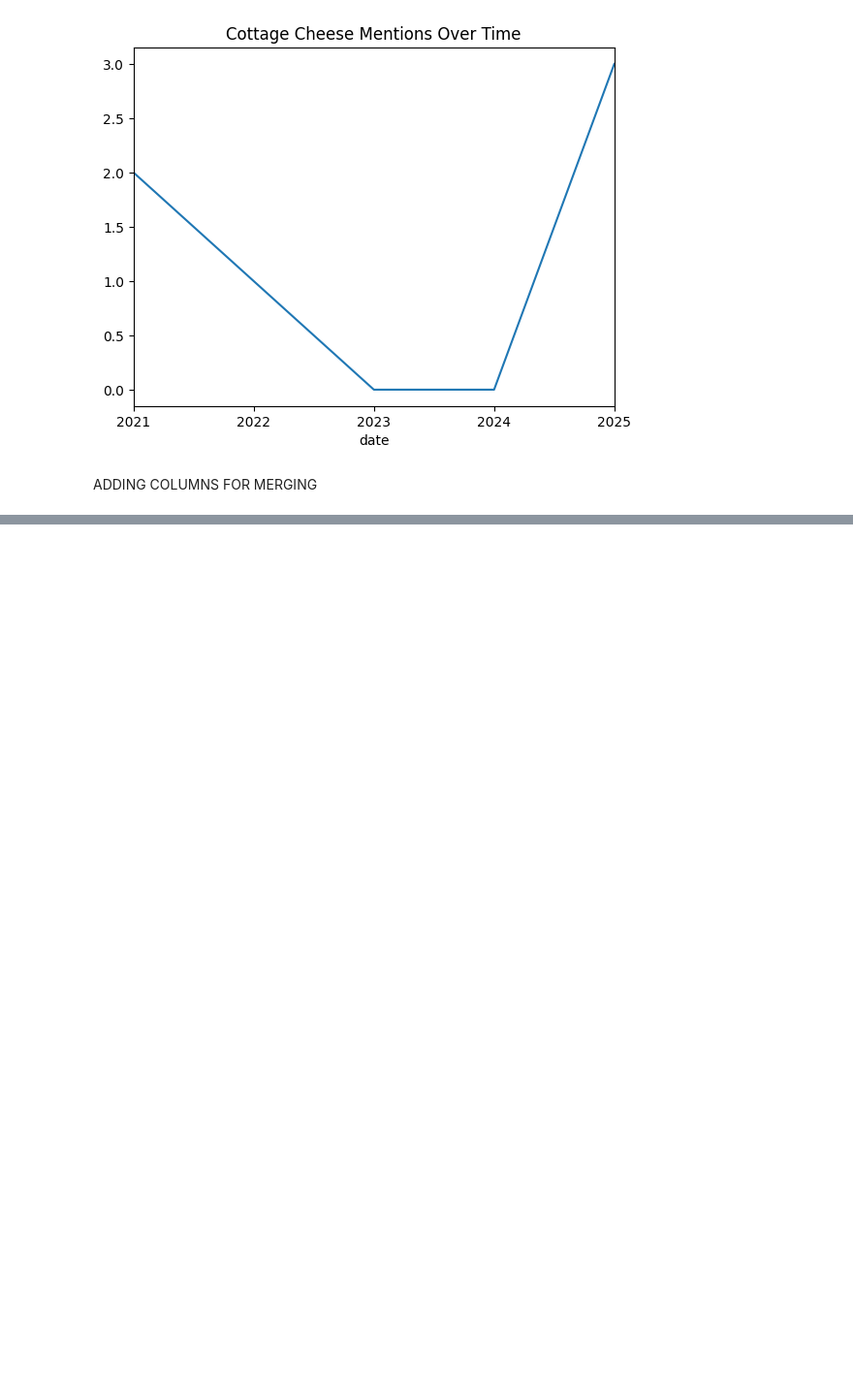
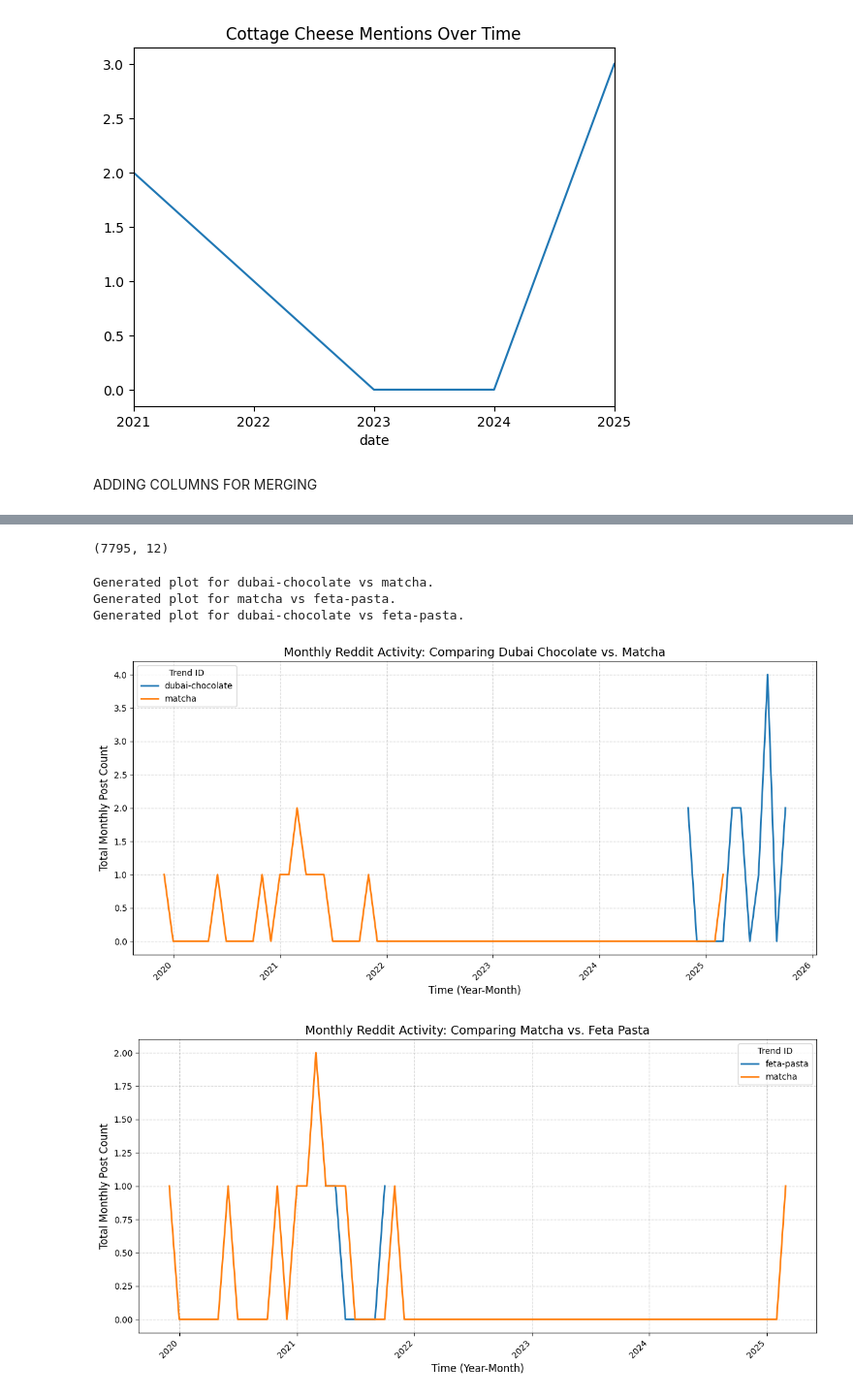
Before and after one commit to kzumreen/FoodTrendsPrediction, a Jupyter notebook: Reddit_Access.ipynb, the cells around one changed output, grey strips where cells are left out. Shown at 97% size. Drawn from its saved outputs; the diff is of its cells as text; code cells hidden in the pictures; blank space fills up the shorter version.

```diff
--- a/Reddit_Access.ipynb
+++ b/Reddit_Access.ipynb
@@ -351,0 +463,77 @@ Time_Period Data Type: datetime64[ns]
+# %%
+df.shape
+# %% [output]
+(7795, 12)
+# %%
+import pandas as pd
+import matplotlib.pyplot as plt
+import seaborn as sns
+
+# Assuming 'df' is the filtered DataFrame (2015-2025) with 'Time_Period' and 'Trend_ID' columns
+
+# ----------------------------------------------------------------------
+# 1. Prepare Monthly Aggregated Data (Runs only once)
+# ----------------------------------------------------------------------
+
+# Filter to include only the three target trends
+target_trends_df = df[df['Trend_ID'].isin(['feta-pasta', 'matcha', 'dubai-chocolate'])].copy()
+
+if target_trends_df.empty:
+    print("Error: No data found for the target trends. Please ensure the 'Trend_ID' column was created correctly.")
+else:
+    # Group by Time_Period (daily) and Trend_ID and count the posts
+    daily_activity = target_trends_df.groupby(['Time_Period', 'Trend_ID']).size().reset_index(name='post_count')
+    daily_activity = daily_activity.set_index('Time_Period')
+
+    # Resample the daily data to monthly frequency
+    monthly_activity = (
+        daily_activity.groupby('Trend_ID')['post_count']
+        .resample('M')
+        .sum()
+        .fillna(0)
+        .reset_index()
+    )
+
+    # ----------------------------------------------------------------------
+    # 2. Generate Duo-Plots
+    # ----------------------------------------------------------------------
+
+    # Define the trend pairs for iteration
+    trend_pairs = [
+        ('dubai-chocolate', 'matcha'),
+        ('matcha', 'feta-pasta'),
+        ('dubai-chocolate', 'feta-pasta')
+    ]
+
+    for trend1, trend2 in trend_pairs:
+        # Filter the monthly data for only the two current trends
+        comparison_df = monthly_activity[monthly_activity['Trend_ID'].isin([trend1, trend2])]
+
+        plt.figure(figsize=(12, 6))
+        sns.lineplot(
+            data=comparison_df,
+            x='Time_Period',
+            y='post_count',
+            hue='Trend_ID',
+            linewidth=2
+        )
+
+        # Set titles and labels
+        title = f'Monthly Reddit Activity: Comparing {trend1.replace("-", " ").title()} vs. {trend2.replace("-", " ").title()}'
+        plt.title(title, fontsize=14)
+        plt.ylabel('Total Monthly Post Count', fontsize=12)
+        plt.xlabel('Time (Year-Month)', fontsize=12)
+        plt.legend(title='Trend ID', title_fontsize=10)
+        plt.xticks(rotation=45, ha='right')
+        plt.grid(True, linestyle='--', alpha=0.6)
+        plt.tight_layout()
+
+        # Save the figure
+        plt.savefig(f'{trend1}_vs_{trend2}_monthly.png')
+        print(f"Generated plot for {trend1} vs {trend2}.")
+# %% [output]
+Generated plot for dubai-chocolate vs matcha.
+Generated plot for matcha vs feta-pasta.
+Generated plot for dubai-chocolate vs feta-pasta.
+[figure, added]
+[figure, added]
```
Also changed, not shown: parts of 19 cells of this notebook.
